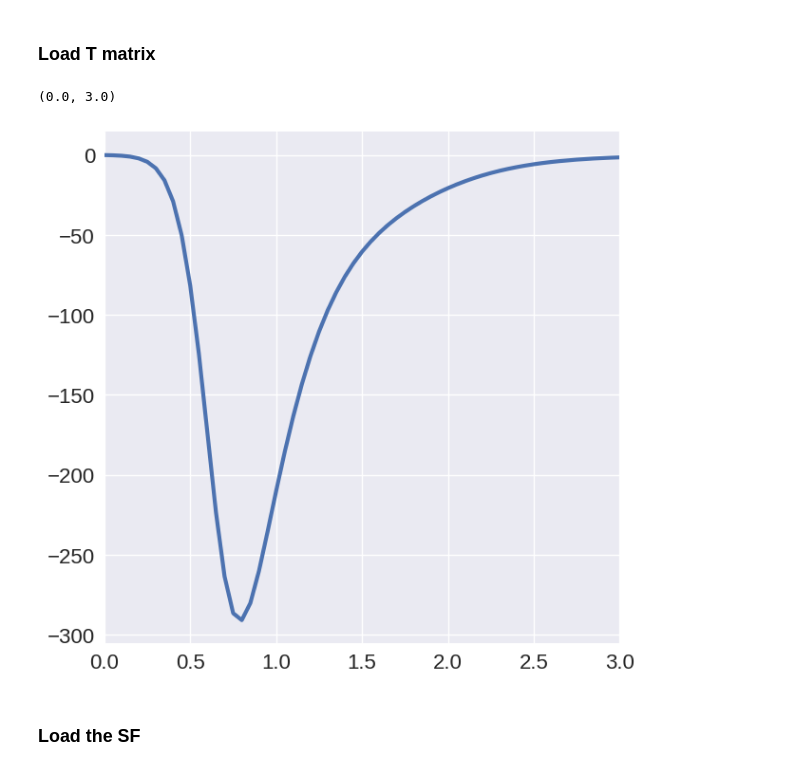
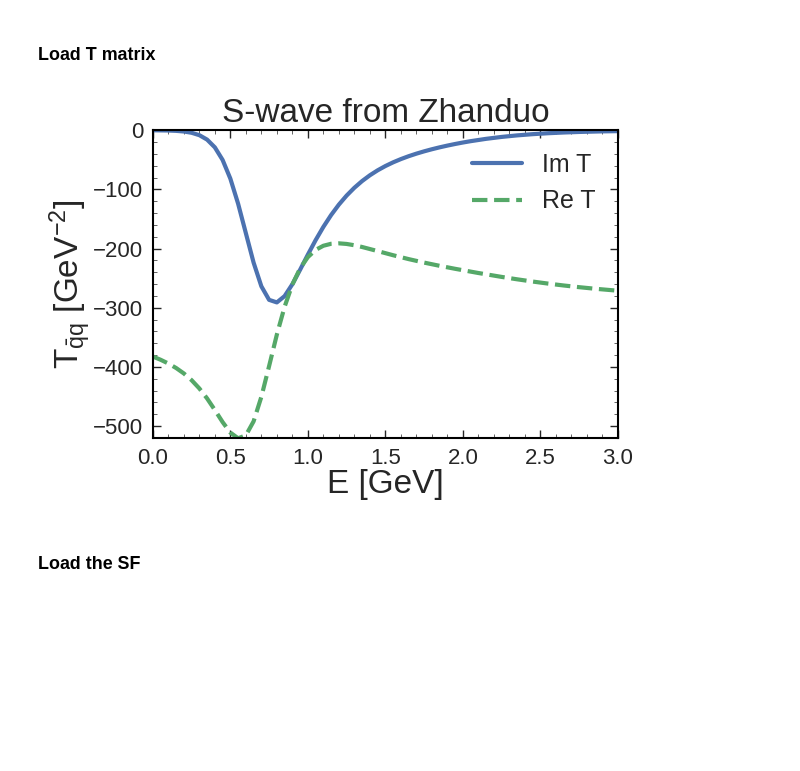
Before and after one commit to k-maslov/TMQGP, a Jupyter notebook: FromZhanduo/CompareZhanduo.ipynb, the cells around one changed output. Cells and saved outputs as stored; diff of their text form; code cells hidden in the pictures; blank space fills up the shorter version.

```diff
--- a/FromZhanduo/CompareZhanduo.ipynb
+++ b/FromZhanduo/CompareZhanduo.ipynb
@@ -7,6 +7,9 @@ import h5py
 ## Loading the data
 # %% [markdown]
 ### Load T matrix
+# %%
+import matplotlib
+matplotlib.style.use('publication23')
 # %%
 f = h5py.File('./TmDataEpc.h5')
 
@@ -26,12 +29,18 @@ reT = ds[0, :, :]
 erange_T = arange(0, 9.01, 0.05)
 qrange_T = arange(0, 6.01, 0.05)
 # %%
-plt.plot(erange_T, 4*pi*imT[:, 0])
+plt.plot(erange_T, 4*pi*imT[:, 0], label='Im T')
+plt.plot(erange_T, 4*pi*reT[:, 0], label='Re T', ls='--')
+plt.xlim(0, 3)
 
-plt.xlim(0, 3)
+plt.xlabel('E [GeV]')
+plt.ylabel(r'$T_{\bar q q}$ [GeV$^{-2}$]')
+
+plt.legend()
+plt.title('S-wave from Zhanduo')
+plt.savefig('ReT.png', bbox_inches='tight')
 # %% [output]
-(0.0, 3.0)
-[figure, old version]
+[figure, new version]
 # %% [markdown]
 ### Load the SF
 # %%
```
Also changed, not shown: 13 other files.
